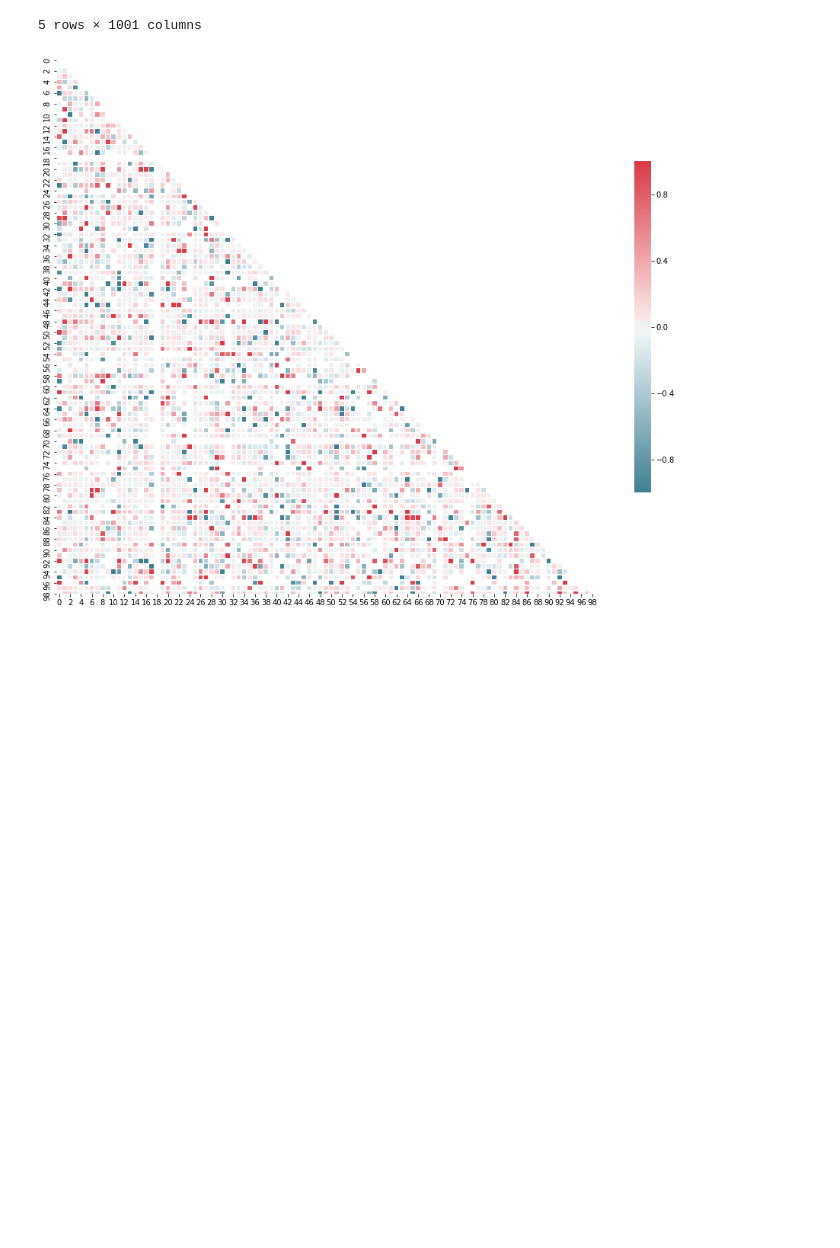
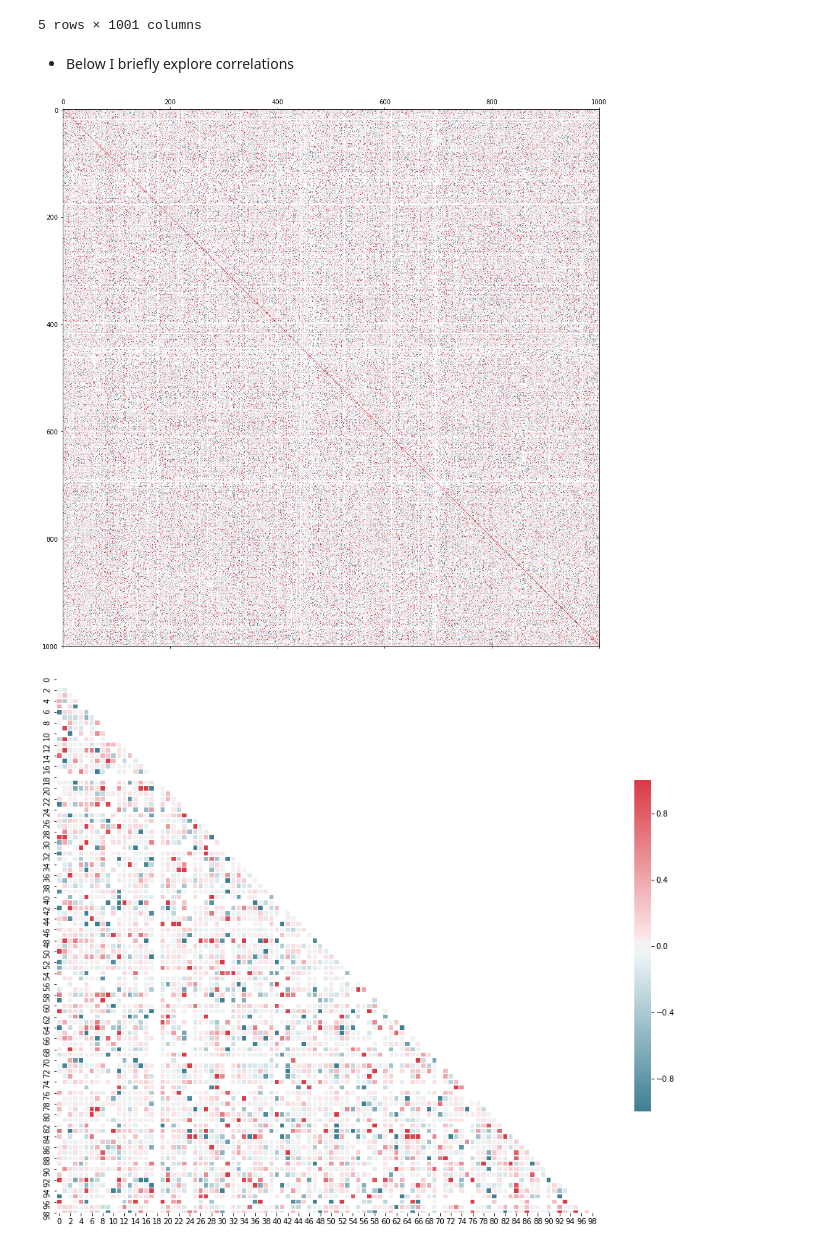
Before and after one commit to leoEspin/viome, a Jupyter notebook: viome dataset.ipynb, the cells around one changed output. Saved outputs shown, nothing was run; the diff lists cells and outputs as text; code cells hidden in the pictures; blank space fills up the shorter version.

```diff
--- a/viome dataset.ipynb
+++ b/viome dataset.ipynb
@@ -257,6 +249,16 @@ logTrain.head()
 | 3 | NaN | NaN | NaN | 1.477121 | NaN | NaN | NaN | NaN | NaN | NaN | ... | ... |
 | 4 | NaN | NaN | NaN | 0.000000 | NaN | NaN | NaN | NaN | NaN | NaN | ... | ... |
 5 rows × 1001 columns
+# %% [markdown]
+* Below I briefly explore correlations
+# %%
+#corr = logTrain.corr()
+cmap = sns.diverging_palette(220,10,as_cmap=True)
+fig=plt.figure(figsize=(16,16))
+plt.matshow(corr,0,cmap=cmap)
+plt.show()
+# %% [output]
+[figure, added]
 # %%
 #corr = logTrain.corr()
 plt.figure(figsize=(16,16))
```
Also changed, not shown: parts of 3 cells of this notebook.
